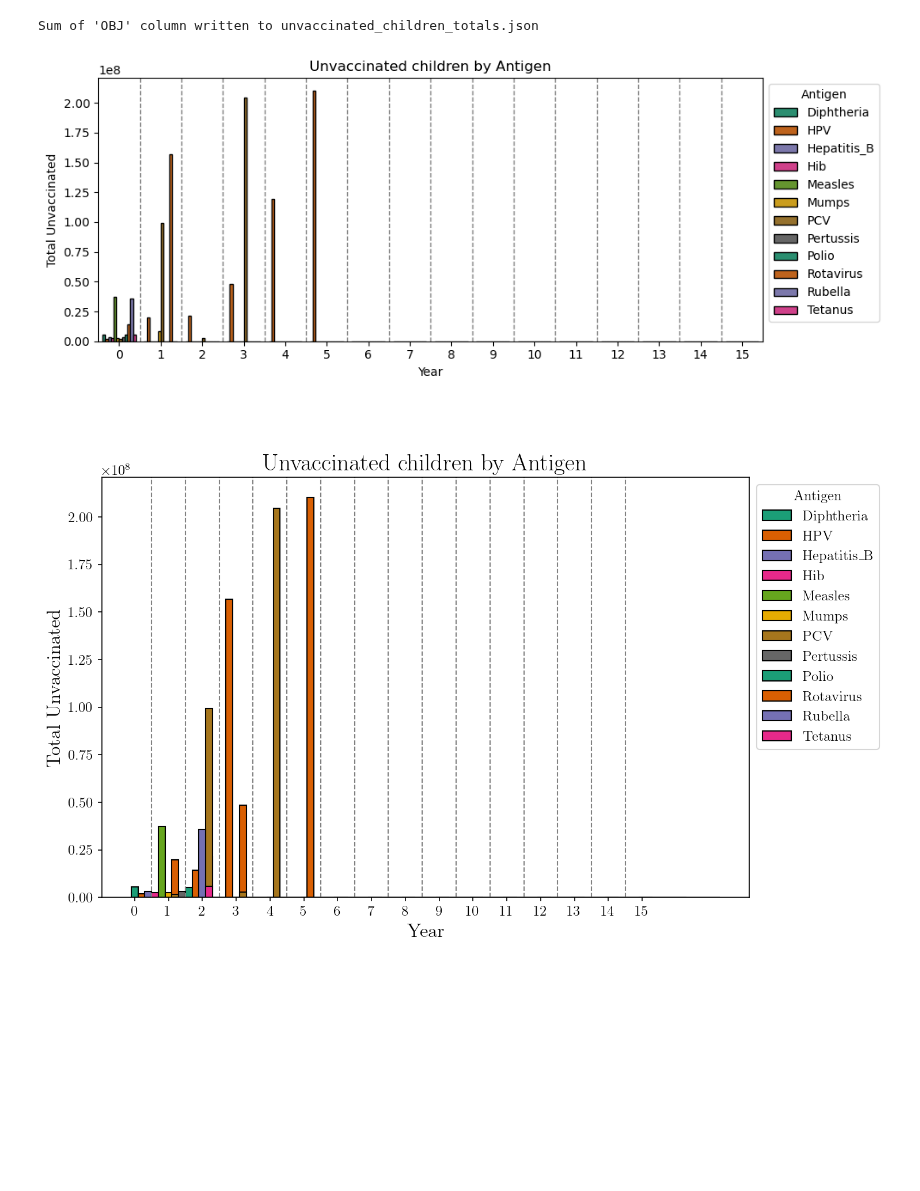
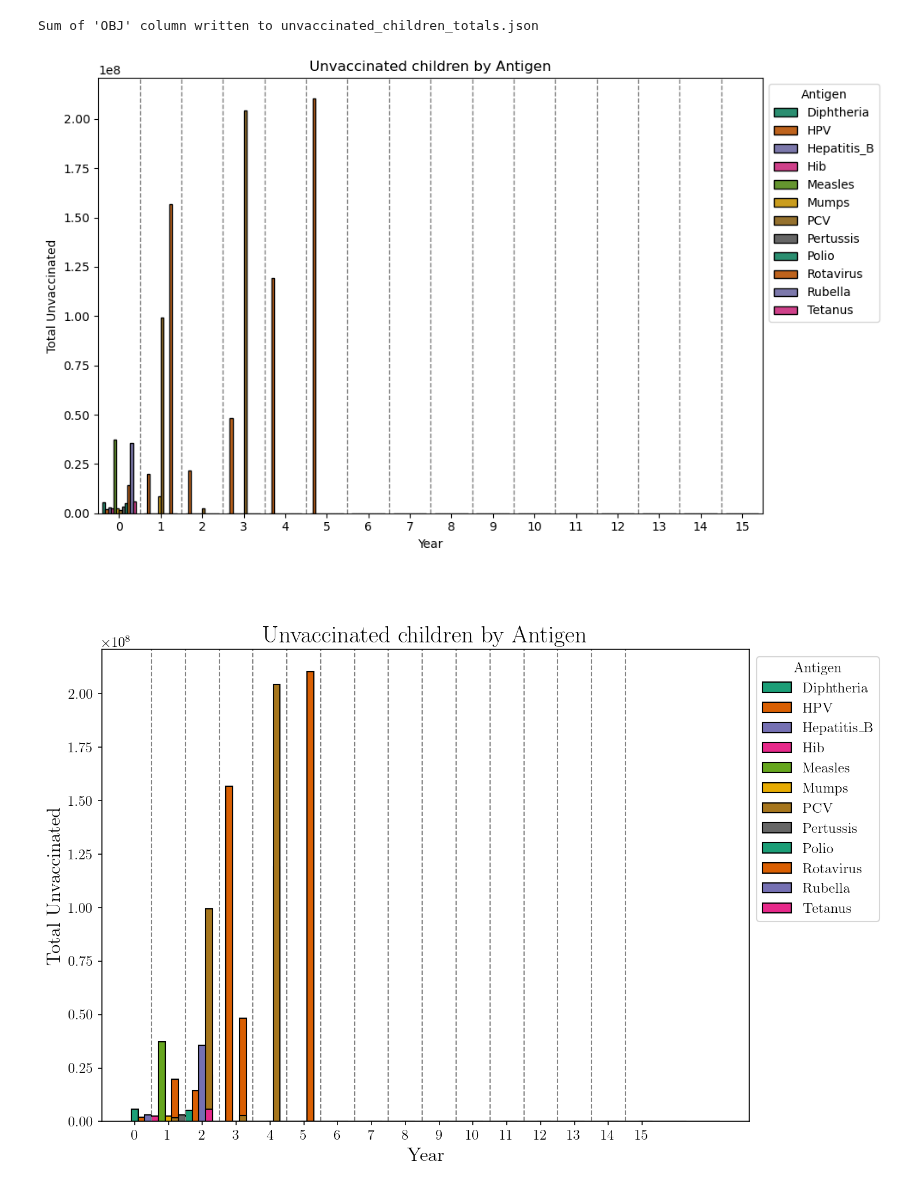
Before and after one commit to nuhorchak/Vaccine_Tender, a Jupyter notebook: horizon excursion/JSON/unvaccinated_children.ipynb, the cells around one changed output. Drawn from its saved outputs; the diff is of its cells as text; code cells hidden in the pictures; blank space fills up the shorter version.

```diff
--- a/horizon excursion/JSON/unvaccinated_children.ipynb
+++ b/horizon excursion/JSON/unvaccinated_children.ipynb
@@ -96,36 +96,36 @@ import seaborn as sns
 all_years = list(range(0, 16))
 
 # Grouping by Year, Antigen, and summing the Value column
 result = df.groupby(['Year', 'Antigen'])['Value'].sum().reset_index()
 result = result[result['Year'].between(0, 15)]
 
 # Filling missing combinations of Year and Antigen with 0.0 value
 result = result.pivot_table(index='Year', columns='Antigen', values='Value', fill_value=0.0).reset_index()
 
 # Melt the DataFrame to have a long format suitable for plotting
 result = pd.melt(result, id_vars='Year', var_name='Antigen', value_name='Value')
 
 # Set a color palette with distinct colors for each antigen
 palette = sns.color_palette("Dark2", n_colors=len(result['Antigen'].unique()))
 
 # Plotting the bar chart with seaborn
-plt.figure(figsize=(10, 4))
+plt.figure(figsize=(10, 6))
 sns.barplot(x='Year', y='Value', hue='Antigen', data=result, palette=palette, edgecolor='black')  # Add edgecolor for boxes
 
 # Add vertical lines at each break between years (1 to 10)
 for year in all_years[1:]:
     plt.axvline(x=year - 0.5, color='gray', linestyle='--', linewidth=1)
 
 plt.xticks(range(len(all_years)), all_years)  # Set x-axis ticks for all years
 plt.xlabel('Year')
 plt.ylabel('Total Unvaccinated')
 plt.title('Unvaccinated children by Antigen')
 plt.legend(title='Antigen', bbox_to_anchor=(1, 1))
 plt.tight_layout()  # Adjust layout for better visualization
-# plt.savefig('Unvax_children_beta_6.pdf')
+plt.savefig('Unvax_children_beta_6.pdf')
 plt.show()
 # %% [output]
-[figure, old version]
+[figure, new version]
 # %% [markdown]
 #####
 # %%
@@ -172,7 +172,7 @@ result = pd.melt(result, id_vars='Year', var_name='Antigen', value_name='Value')
 palette = sns.color_palette("Dark2", n_colors=len(result['Antigen'].unique()))
 
 # Plotting the bar chart with matplotlib
-plt.figure(figsize=(10, 6))
+plt.figure(figsize=(10, 6.6))
 
 # Loop through each antigen and plot the bars
 for i, (antigen, data) in enumerate(result.groupby('Antigen')):
@@ -191,4 +191,4 @@ plt.tight_layout()  # Adjust layout for better visualization
 plt.savefig('Unvax_children_beta_6.pdf')
 plt.show()
 # %% [output]
-[figure, old version]
+[figure, new version]
```
Also changed, not shown: 8 other files.
